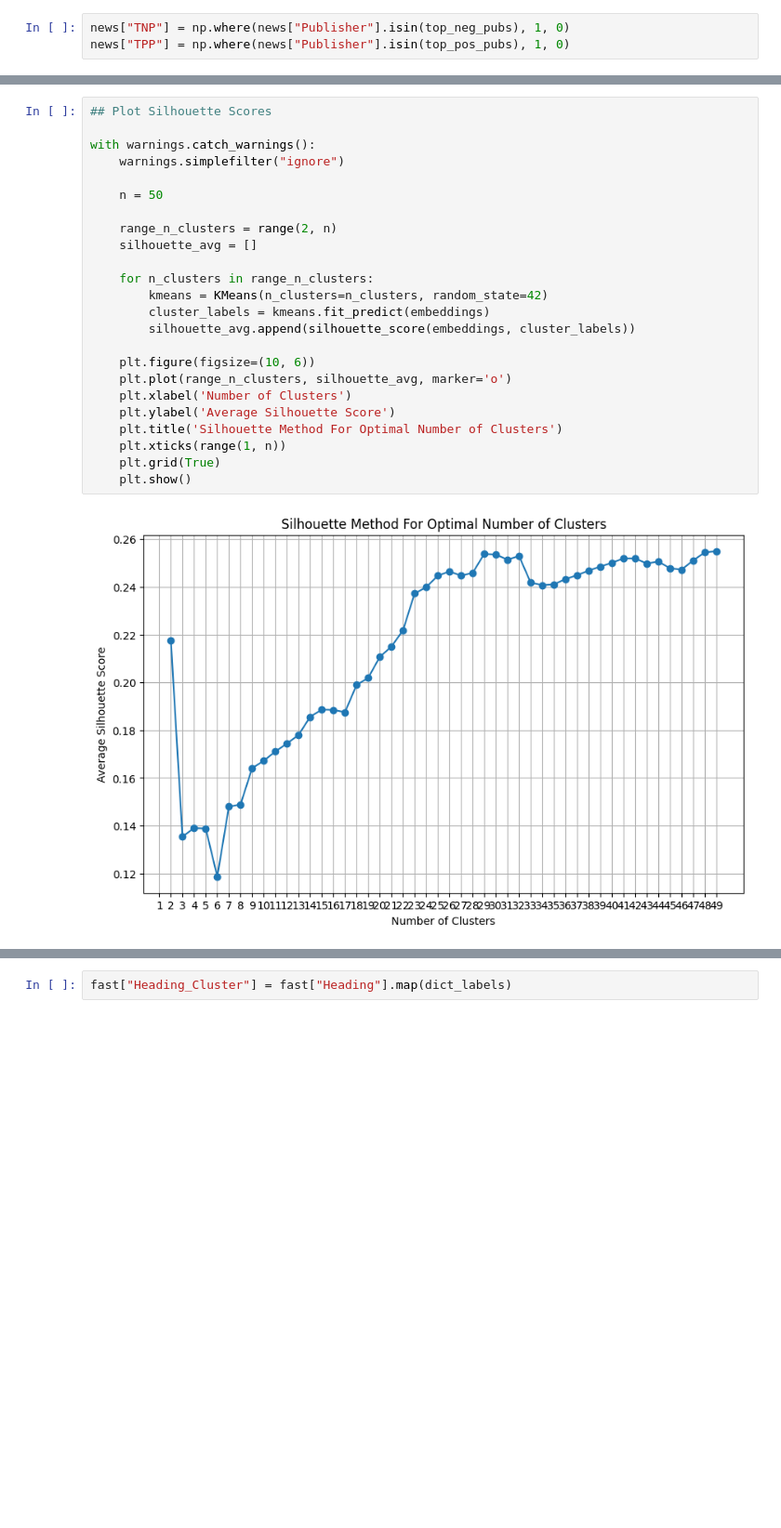
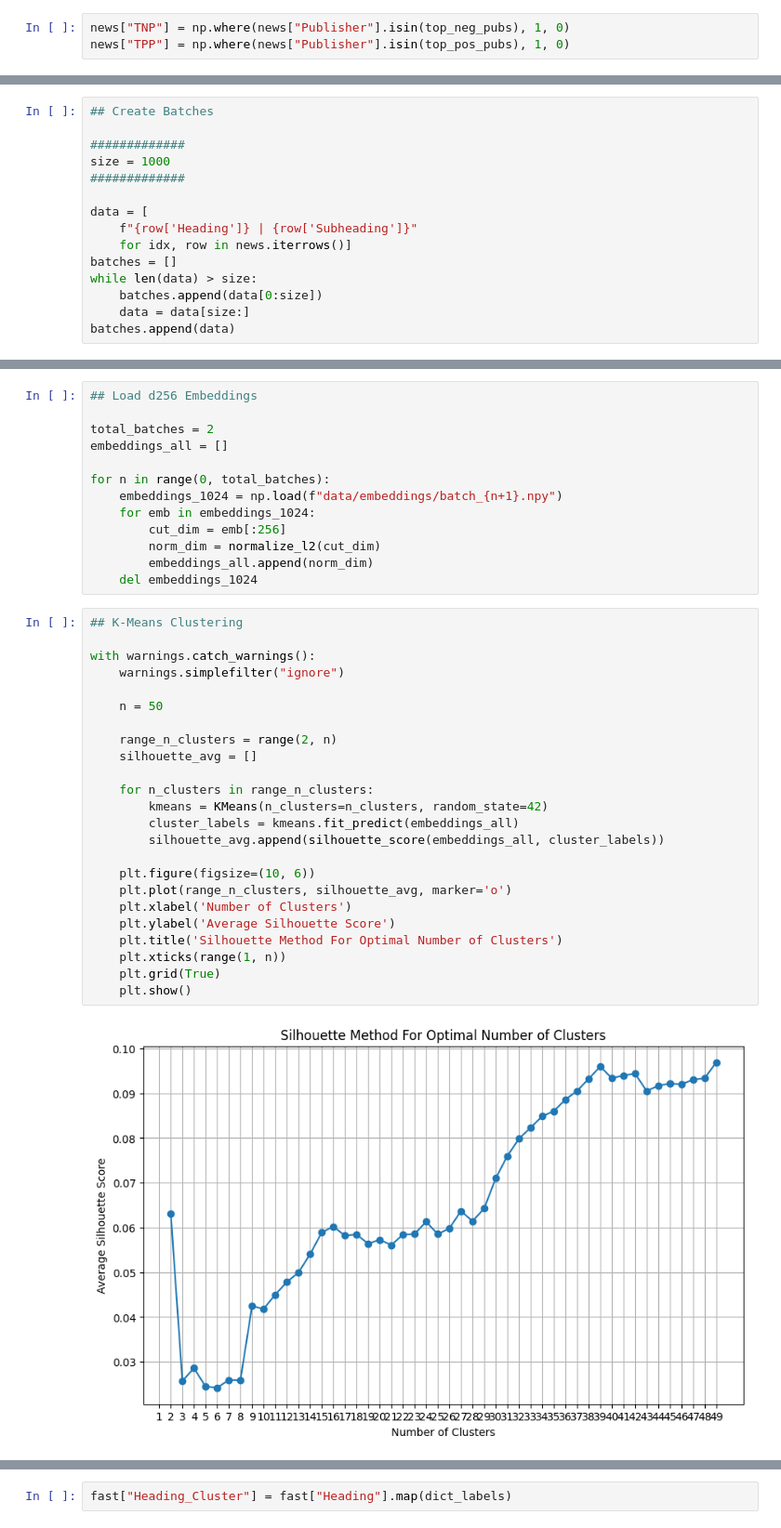
Before and after one commit to diegotanton/Sibyl-1, a Jupyter notebook: feature_engineering.ipynb, the cells around one changed output, grey strips where cells are left out. Shown at 93% size. Saved outputs shown, nothing was run; the diff lists cells and outputs as text; blank space fills up the shorter version.

```diff
--- a/feature_engineering.ipynb
+++ b/feature_engineering.ipynb
@@ -118,0 +123,15 @@ len(embeddings[0])
+# %%
+## Create Batches
+
+#############
+size = 1000
+#############
+
+data = [
+    f"{row['Heading']} | {row['Subheading']}"
+    for idx, row in news.iterrows()]
+batches = []
+while len(data) > size:
+    batches.append(data[0:size])
+    data = data[size:]
+batches.append(data)
@@ -119,27 +185,40 @@ len(embeddings[0])
+# %%
+## Load d256 Embeddings
+
+total_batches = 2
+embeddings_all = []
+
+for n in range(0, total_batches):
+    embeddings_1024 = np.load(f"data/embeddings/batch_{n+1}.npy")
+    for emb in embeddings_1024:
+        cut_dim = emb[:256]
+        norm_dim = normalize_l2(cut_dim)
+        embeddings_all.append(norm_dim)
+    del embeddings_1024
 # %%
-## Plot Silhouette Scores
+## K-Means Clustering
 
 with warnings.catch_warnings():
     warnings.simplefilter("ignore")
 
     n = 50
 
     range_n_clusters = range(2, n)
     silhouette_avg = []
 
     for n_clusters in range_n_clusters:
         kmeans = KMeans(n_clusters=n_clusters, random_state=42)
-        cluster_labels = kmeans.fit_predict(embeddings)
-        silhouette_avg.append(silhouette_score(embeddings, cluster_labels))
+        cluster_labels = kmeans.fit_predict(embeddings_all)
+        silhouette_avg.append(silhouette_score(embeddings_all, cluster_labels))
 
     plt.figure(figsize=(10, 6))
     plt.plot(range_n_clusters, silhouette_avg, marker='o')
     plt.xlabel('Number of Clusters')
     plt.ylabel('Average Silhouette Score')
     plt.title('Silhouette Method For Optimal Number of Clusters')
     plt.xticks(range(1, n))
     plt.grid(True)
     plt.show()
 # %% [output]
-[figure, old version]
+[figure, new version]
 # %%
```
Also changed, not shown: parts of 15 cells of this notebook, 45 other files.
